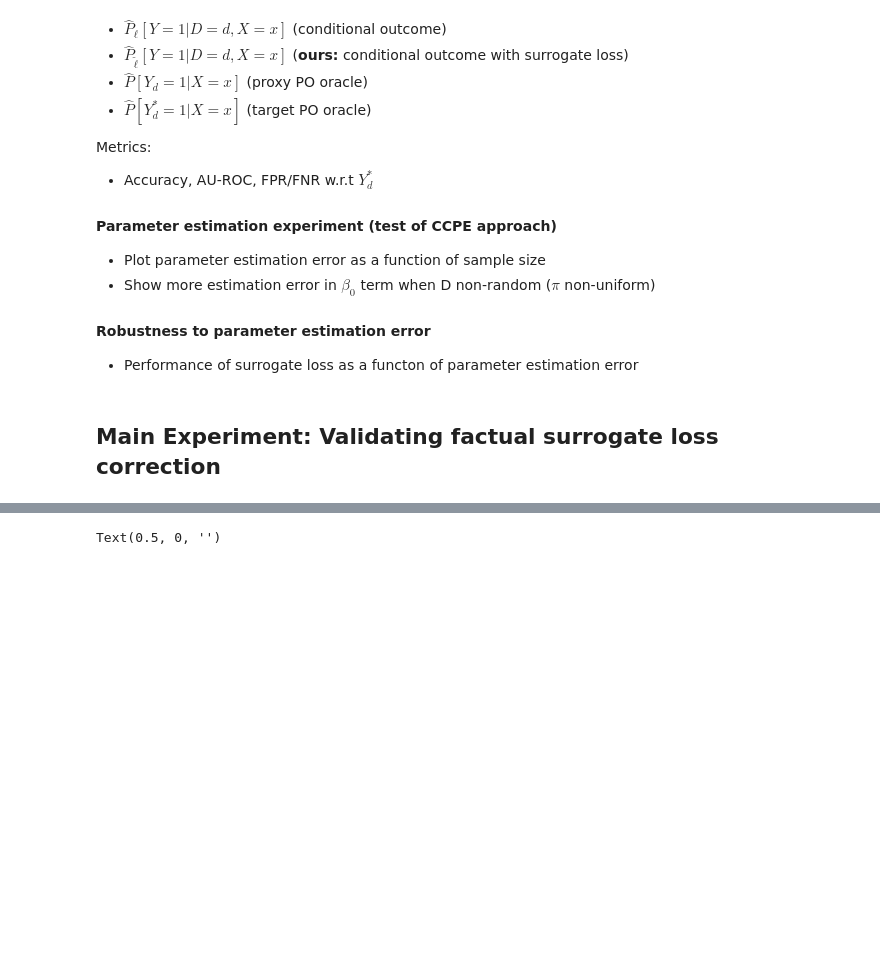
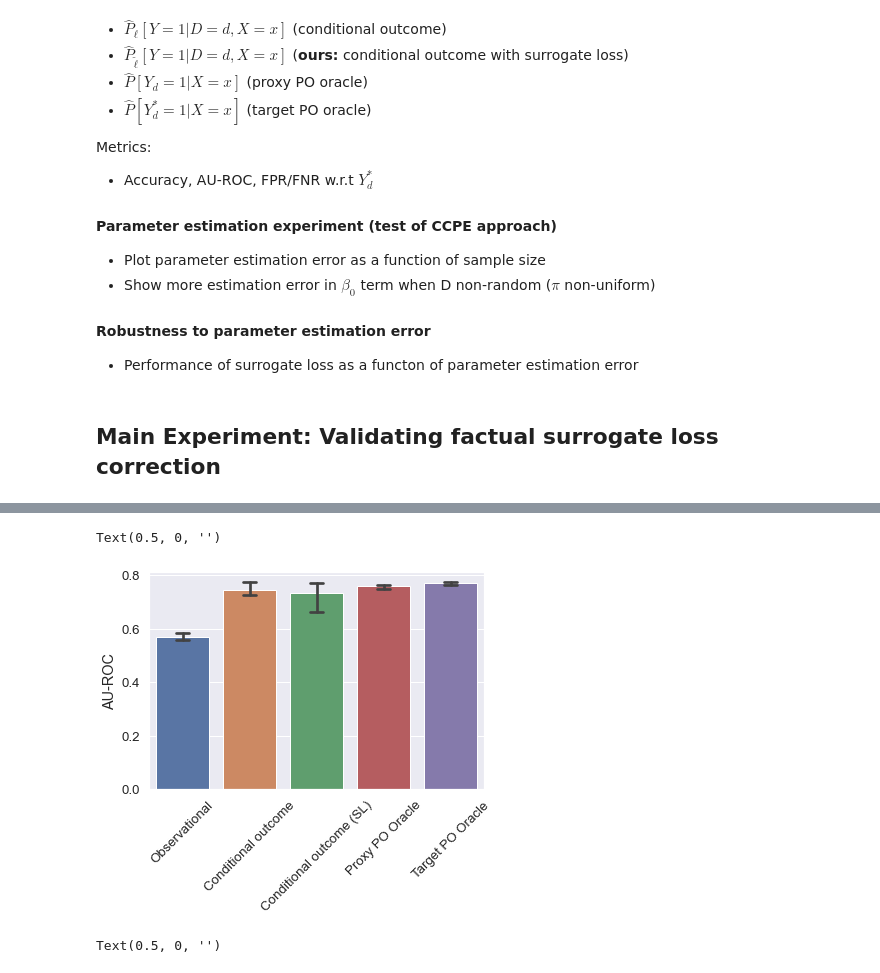
Before and after one commit to lguerdan/counterfactual-decision-support, a Jupyter notebook: experiments.ipynb, the cells around one changed output, grey strips where cells are left out. Drawn from its saved outputs; the diff is of its cells as text; code cells hidden in the pictures; blank space fills up the shorter version.

```diff
--- a/experiments.ipynb
+++ b/experiments.ipynb
@@ -72,9 +72,9 @@ expdf, error_params = generate_syn_data(
 ## Main Experiment: Validating factual surrogate loss correction
 # %%
 do=0
-N_RUNS=10
-NS=5000
-n_epochs=10
+N_RUNS=3
+NS=10000
+n_epochs=40
 baselines = [{
     'model': 'Observational',
     'target': 'Y0'
@@ -93,9 +93,20 @@ baselines = [{
 }]
 
 # Run this during the meeting #
-exp_results = run_baseline_comparison_exp(baselines, do=do,
-                                          N_RUNS=N_RUNS, NS=NS, K=1, n_epochs=n_epochs)
+exp_results = run_baseline_comparison_exp(
+    baselines,
+    do=do,
+    N_RUNS=N_RUNS,
+    NS=NS,
+    pi_pdf='linear',
+    K=1,
+    n_epochs=n_epochs,
+    alpha_min=.05,
+    alpha_max=.051,
+    beta_min=.2,
+    beta_max=.201,
+)
+
 resultdf = pd.DataFrame(exp_results)
-
 resultdf.to_csv(f'results/exp1_results_NR={N_RUNS}_NS={NS}_E={n_epochs}.csv',
                 index=False)
@@ -111,3 +137,12 @@ Text(0.5, 0, '')
+# %%
+sns.set(font_scale=1.2)
+g=sns.barplot(data=resultdf, x='model', y='ACC', capsize=.2)
+plt.xticks(rotation=45)
+plt.ylabel('AU-ROC')
+plt.xlabel('')
+# %% [output]
+Text(0.5, 0, '')
+[figure, added]
 # %%
 resdf = pd.read_csv('results/exp1_results_NR_20_NS_3000_E=10.csv')
 
```
Also changed, not shown: parts of 27 cells of this notebook, 4 other files.
